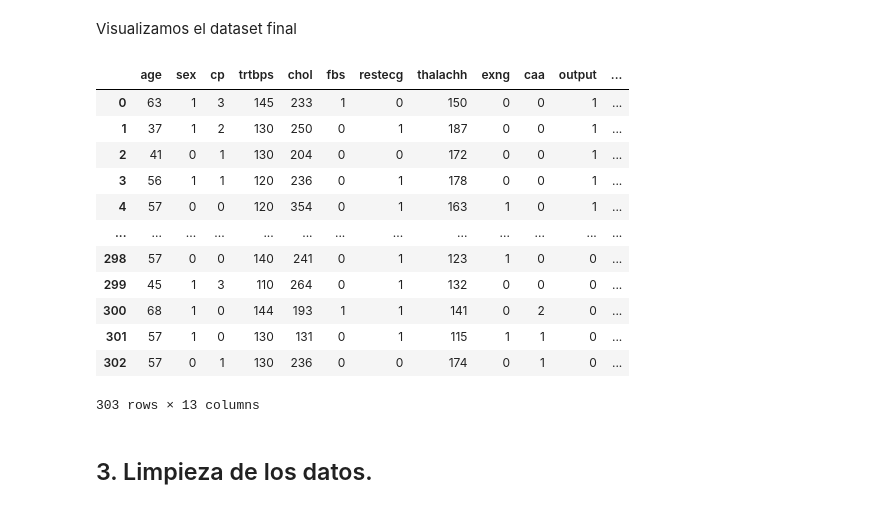
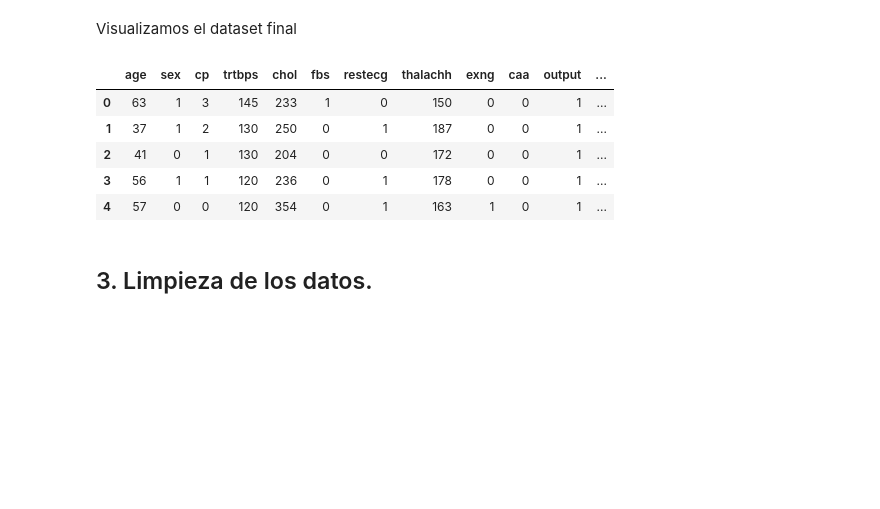
Before and after one commit to Carlos-Perez-Ha/PRA2, a Jupyter notebook: Heart_attack_analysis.ipynb, the cells around one changed output. Saved outputs shown, nothing was run; the diff lists cells and outputs as text; code cells hidden in the pictures; blank space fills up the shorter version.

```diff
--- a/Heart_attack_analysis.ipynb
+++ b/Heart_attack_analysis.ipynb
@@ -70,21 +74,14 @@ df = df.merge(df_cp, left_on="cp", right_on="id_cp", how="left").drop(["id_cp"],
 # %% [markdown]
 Visualizamos el dataset final
 # %%
-df
+df.head()
 # %% [output]
 |  | age | sex | cp | trtbps | chol | fbs | restecg | thalachh | exng | caa | output | ... |
 | 0 | 63 | 1 | 3 | 145 | 233 | 1 | 0 | 150 | 0 | 0 | 1 | ... |
 | 1 | 37 | 1 | 2 | 130 | 250 | 0 | 1 | 187 | 0 | 0 | 1 | ... |
 | 2 | 41 | 0 | 1 | 130 | 204 | 0 | 0 | 172 | 0 | 0 | 1 | ... |
 | 3 | 56 | 1 | 1 | 120 | 236 | 0 | 1 | 178 | 0 | 0 | 1 | ... |
 | 4 | 57 | 0 | 0 | 120 | 354 | 0 | 1 | 163 | 1 | 0 | 1 | ... |
-| ... | ... | ... | ... | ... | ... | ... | ... | ... | ... | ... | ... | ... |
-| 298 | 57 | 0 | 0 | 140 | 241 | 0 | 1 | 123 | 1 | 0 | 0 | ... |
-| 299 | 45 | 1 | 3 | 110 | 264 | 0 | 1 | 132 | 0 | 0 | 0 | ... |
-| 300 | 68 | 1 | 0 | 144 | 193 | 1 | 1 | 141 | 0 | 2 | 0 | ... |
-| 301 | 57 | 1 | 0 | 130 | 131 | 0 | 1 | 115 | 1 | 1 | 0 | ... |
-| 302 | 57 | 0 | 1 | 130 | 236 | 0 | 0 | 174 | 0 | 1 | 0 | ... |
-303 rows × 13 columns
 # %% [markdown]
 ## 3. Limpieza de los datos.
 # %% [markdown]
```
Also changed, not shown: parts of 34 cells of this notebook, 1 other file.
